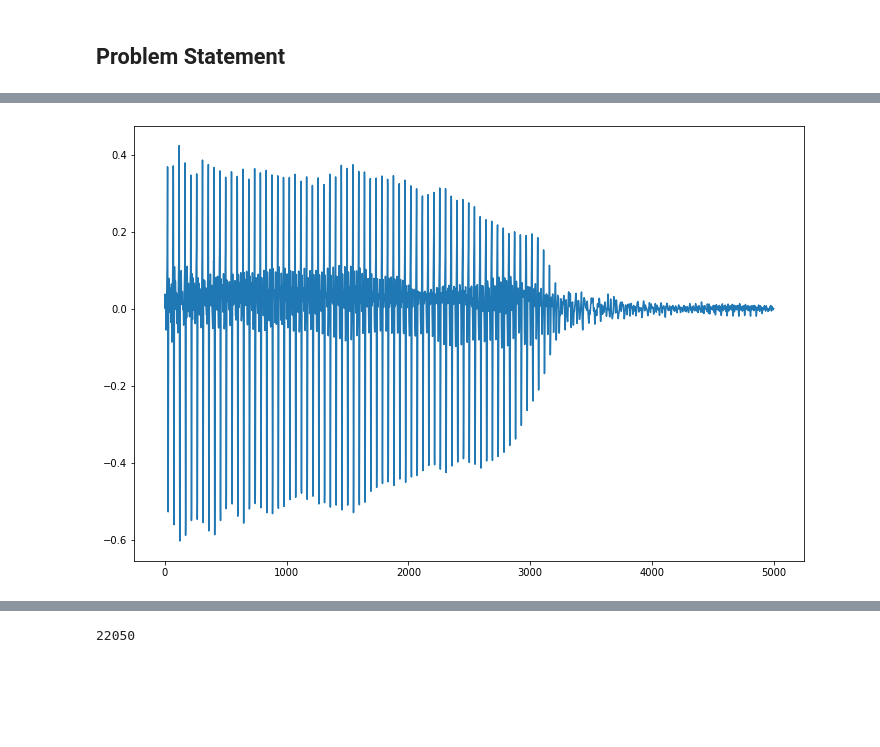
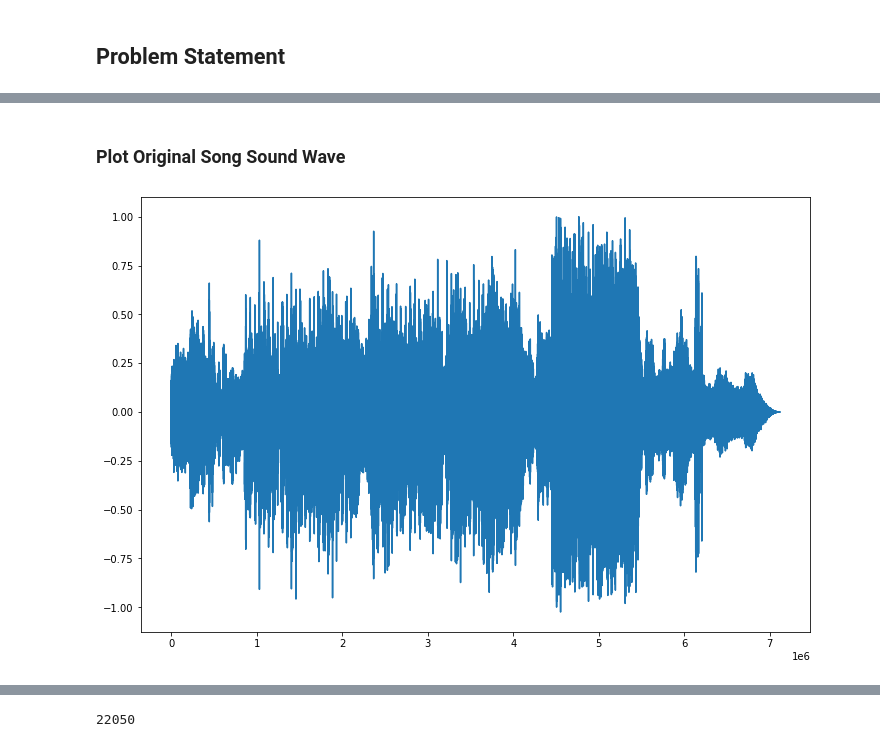
Before and after one commit to arpanpathak/audio_ml, a Jupyter notebook: Similar Melody Detection.ipynb, the cells around one changed output, grey strips where cells are left out. Cells and saved outputs as stored; diff of their text form; code cells hidden in the pictures; blank space fills up the shorter version.

Commit message:
Audio Exploratory Data Analysis on <Song,Cover> Pair

```diff
--- a/Similar Melody Detection.ipynb
+++ b/Similar Melody Detection.ipynb
@@ -41,6 +44,19 @@ import librosa
 %matplotlib inline
 # %%
 DATA_DIR = f"./data/"
-filename = librosa.ex('trumpet')
-y, sr = librosa.load(filename)
-y
+
+## Constants for DataSets
+COVER_SONGS = "COVER_SONGS"
+
+dataset_paths = {
+    COVER_SONGS: f"{DATA_DIR}coversongs/covers32k/"
+}
+
+
+# sample_file = f"{DATA_DIR}"
+# y, sr = librosa.load(filename)
+# y
+
+# filePath = lambda dataset : f"{dataset_paths[COVER_SONGS]}/{dataset}"
+
+# songs = os.listdir(dataset_paths[COVER_SONGS] )
@@ -51 +63,8 @@ array([-1.4068224e-03, -4.4607223e-04, -4.1098078e-04, ...,
+# %%
+## Use any two pair of files ( Once contains Actual Song andohter contains Cover )
+song_a = f"{dataset_paths[COVER_SONGS]}My_Heart_Will_Go_On/celine_dion+Au_Coer_Du_Stade+11-My_Heart_Will_Go_On.mp3"
+song_b = f"{dataset_paths[COVER_SONGS]}My_Heart_Will_Go_On/new_found_glory+From_the_Screen_to_Your_Stereo+07-My_Heart_Will_Go_On.mp3"
+
+song , song_sr = librosa.load(song_a)
+cover, cover_sr = librosa.load(song_b)
 # %%
@@ -55,8 +101,10 @@ y.shape
+# %% [markdown]
+### Plot Original Song Sound Wave
 # %%
 pt.figure(figsize=(12, 8))
-pt.plot(y[45000:50000])
+pt.plot(song)
 
 
 pt.show()
 # %% [output]
-[figure, old version]
+[figure, new version]
```
Also changed, not shown: parts of 26 cells of this notebook, 1 other file.
